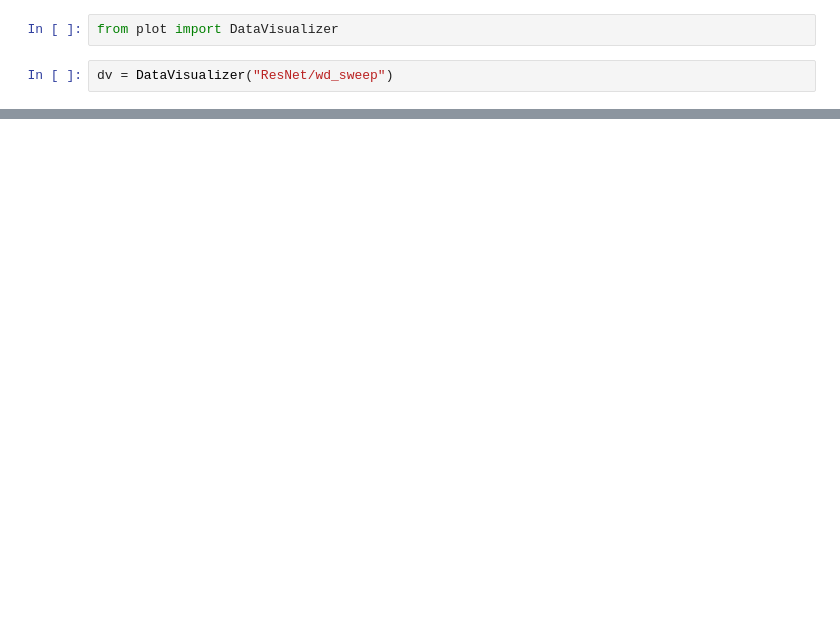
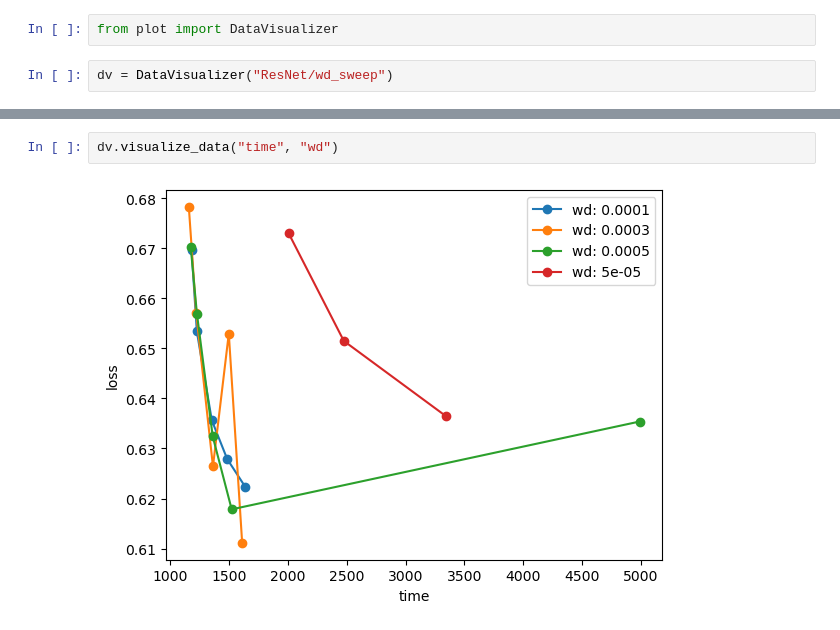
Before and after one commit to ashah01/Scaling-laws-framework, a Jupyter notebook: visualize.ipynb, the cells around one changed output, grey strips where cells are left out. Drawn from its saved outputs; the diff is of its cells as text; blank space fills up the shorter version.

```diff
--- a/visualize.ipynb
+++ b/visualize.ipynb
@@ -8,0 +9,4 @@ dv.visualize_data("depth", "wd")
+# %%
+dv.visualize_data("time", "wd")
+# %% [output]
+[figure, added]
```
Also changed, not shown: parts of 1 cell of this notebook, 2 other files.
